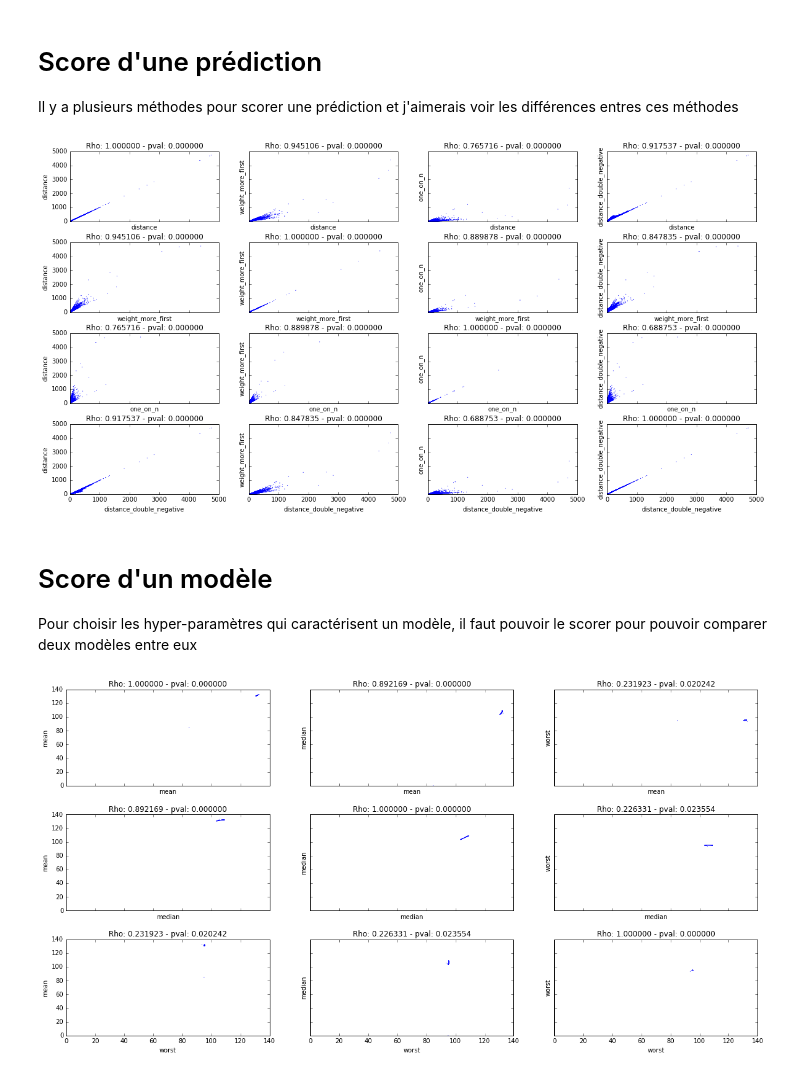
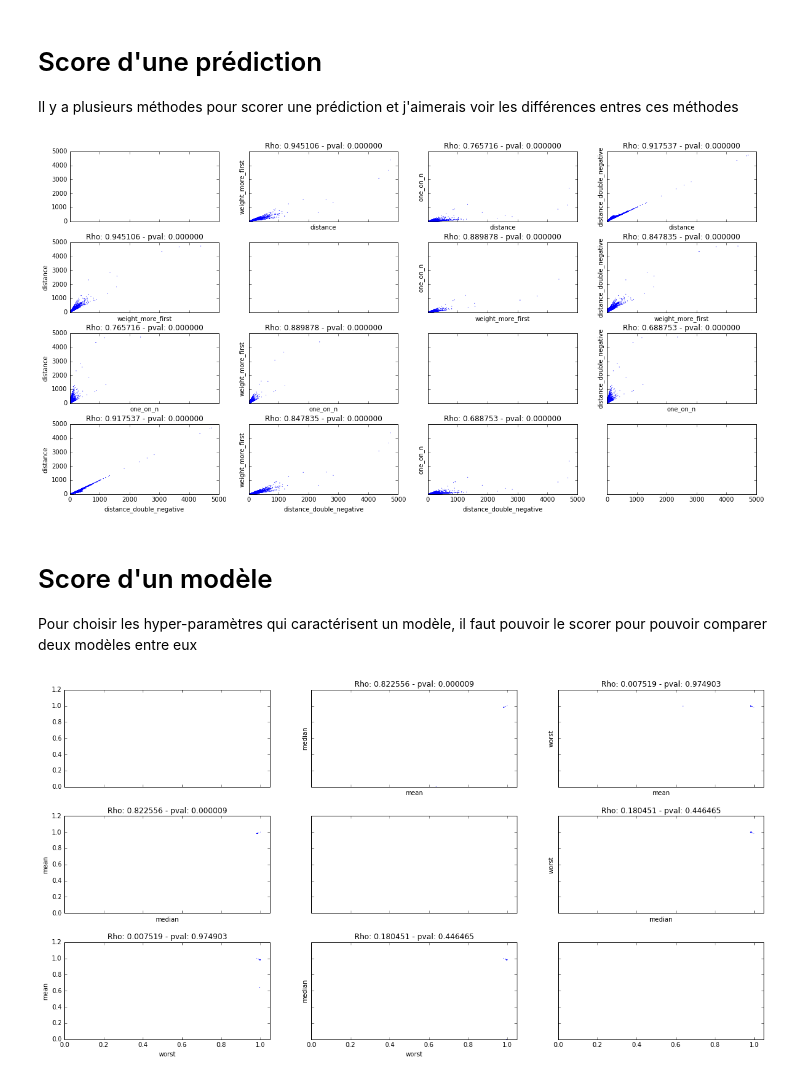
Before and after one commit to C4ptainCrunch/info-f-308, a Jupyter notebook: recherche/metrics.ipynb, the cells around one changed output. Cells and saved outputs as stored; diff of their text form; code cells hidden in the pictures.

```diff
--- a/recherche/metrics.ipynb
+++ b/recherche/metrics.ipynb
@@ -92,6 +90,8 @@ plt.subplots_adjust(hspace = 0.3)
 
 for i, first in enumerate(distances_fn):
     for j, second in enumerate(distances_fn):
+        if i == j:
+            continue
         p = ax[i][j]
         p.scatter(distances[first.__name__], distances[second.__name__], s=1, edgecolors='none')
         rho, pval = scipy.stats.spearmanr(distances[first.__name__], distances[second.__name__])
@@ -101,7 +101,7 @@ for i, first in enumerate(distances_fn):
         plt.xlim(xmin=0)
         plt.ylim(ymin=0)
 # %% [output]
-[figure, old version]
+[figure, new version]
 # %% [markdown]
 # Score d'un modèle
 Pour choisir les hyper-paramètres qui caractérisent un modèle, il faut pouvoir le scorer pour pouvoir comparer deux modèles entre eux
@@ -113,11 +113,11 @@ def model_median(errors):
     return np.median(errors)
 
 def model_worst(errors):
-    return np.max(errors) / 50
+    return np.max(errors)
 
 model_score_fn = [model_mean, model_median, model_worst]
 
-k_list = range(1, 5000, 50)
+k_list = range(1, 1000, 50)
 model_scores = {fn.__name__: [] for fn in model_score_fn}
 
 for k in k_list:
@@ -128,19 +128,23 @@ for k in k_list:
     predictions_scores = np.apply_along_axis(score_distance, 1, diff)
     for fn in model_score_fn:
         model_scores[fn.__name__].append(fn(predictions_scores))
+# %%
+normed_model_scores = {k:[x/max(v) for x in v] for k,v in model_scores.items()}
 # %%
 fig, ax =  plt.subplots(len(model_score_fn), len(model_score_fn), sharex='all', sharey='all')
 plt.subplots_adjust(hspace = 0.3)
 
 for i, first in enumerate(model_score_fn):
     for j, second in enumerate(model_score_fn):
+        if i == j:
+            continue
         p = ax[i][j]
-        p.scatter(model_scores[first.__name__], model_scores[second.__name__], s=1, edgecolors='none')
-        rho, pval = scipy.stats.spearmanr(model_scores[first.__name__], model_scores[second.__name__])
+        p.scatter(normed_model_scores[first.__name__], normed_model_scores[second.__name__], s=1, edgecolors='none')
+        rho, pval = scipy.stats.spearmanr(normed_model_scores[first.__name__], normed_model_scores[second.__name__])
         p.set_title("Rho: %f - pval: %f" % (rho, pval))
         p.axes.set_xlabel(first.__name__[6:])
         p.axes.set_ylabel(second.__name__[6:])
         plt.xlim(xmin=0)
         plt.ylim(ymin=0)
 # %% [output]
-[figure, old version]
+[figure, new version]
```
Also changed, not shown: parts of 18 cells of this notebook, 8 other files.
